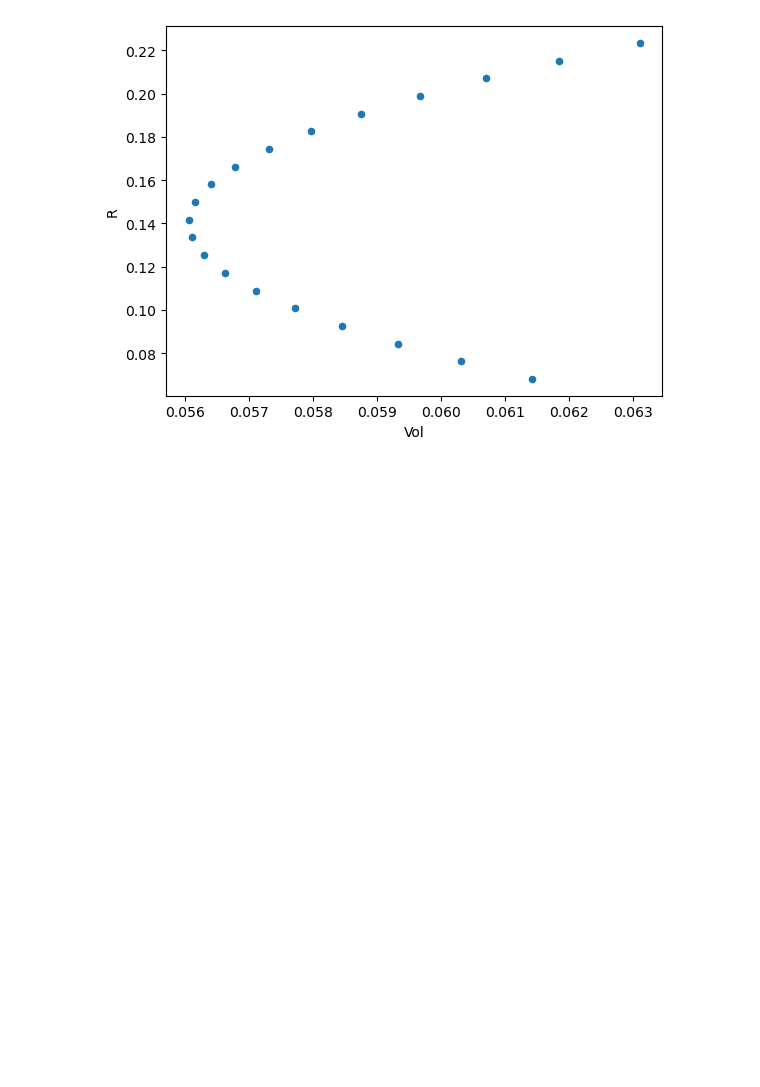
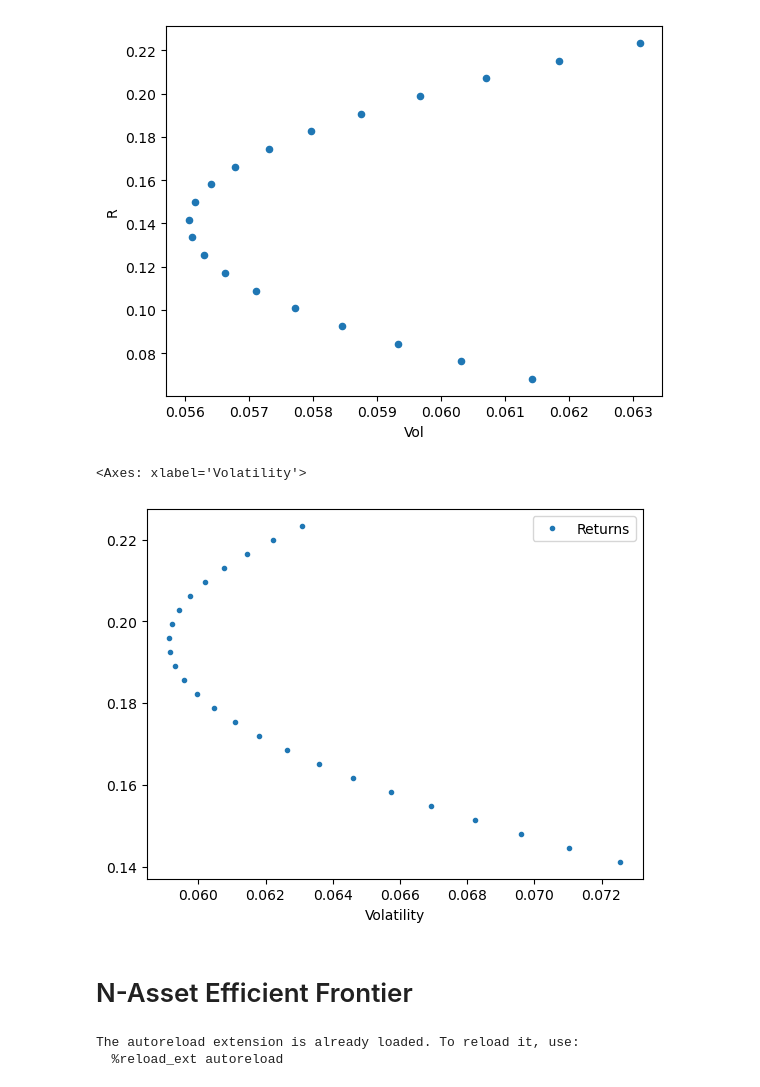
Before and after one commit to ahmet794/Investment-Banking-Asset-Management, a Jupyter notebook: Labs Week 2.ipynb, the cells around one changed output. Drawn from its saved outputs; the diff is of its cells as text; code cells hidden in the pictures; blank space fills up the shorter version.

```diff
--- a/Labs Week 2.ipynb
+++ b/Labs Week 2.ipynb
@@ -231,3 +231,21 @@ ef.plot.scatter(x="Vol", y="R")
 # %% [output]
 <Axes: xlabel='Vol', ylabel='R'>
 [figure]
+# %%
+l = ["Fin", "Beer"]
+rk.plot_2aef(25, er[l], cov.loc[l, l], style = ".")
+# %% [output]
+<Axes: xlabel='Volatility'>
+[figure, added]
+# %% [markdown]
+# N-Asset Efficient Frontier
+# %%
+%load_ext autoreload
+%autoreload 2
+
+ind = rk.get_ind_returns()
+er = rk.annualize_rets(ind["1996":"2000"], 12)
+cov = ind["1996":"2000"].cov()
+# %% [output]
+The autoreload extension is already loaded. To reload it, use:
+  %reload_ext autoreload
```
Also changed, not shown: parts of 1 cell of this notebook, 1 other file.
